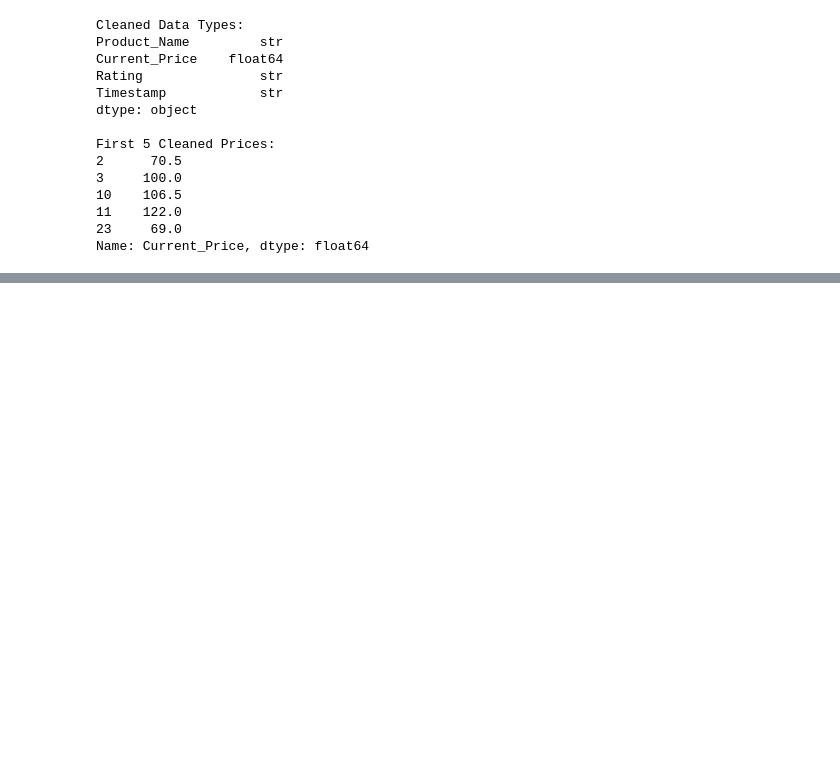
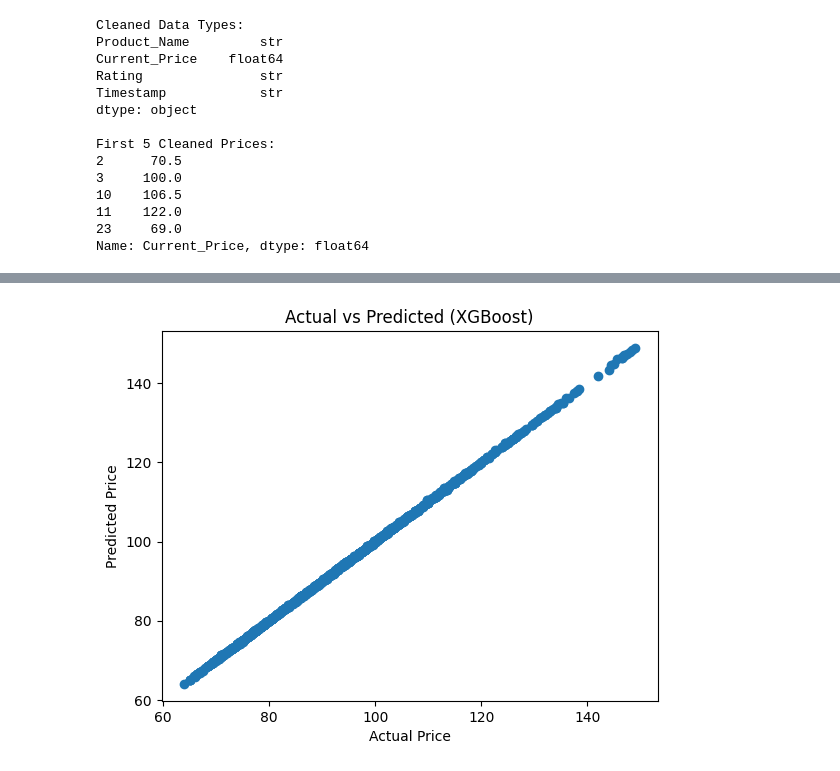
Before and after one commit to saikatgayen/DynamicPricing_InventoryForcasting_system, a Jupyter notebook: notebook/notebook.ipynb, the cells around one changed output, grey strips where cells are left out. Cells and saved outputs as stored; diff of their text form; code cells hidden in the pictures; blank space fills up the shorter version.

Commit message:
I have checked the Champion and Challanger model and the MODEL: XGBoost won.

```diff
--- a/notebook/notebook.ipynb
+++ b/notebook/notebook.ipynb
@@ -305,0 +376,9 @@ Name: Current_Price, dtype: float64
+# %%
+from sklearn.model_selection import train_test_split
+
+X = Data_raw[features]
+y = Data_raw[target]
+
+X_train, X_test, y_train, y_test = train_test_split(
+    X, y, test_size=0.2, random_state=42
+)
@@ -305,0 +387,11 @@ Name: Current_Price, dtype: float64
+# %%
+from sklearn.ensemble import RandomForestRegressor
+
+rf = RandomForestRegressor(
+    n_estimators=100,
+    random_state=42
+)
+
+rf.fit(X_train, y_train)
+
+rf_preds = rf.predict(X_test)
@@ -305,0 +413,12 @@ Name: Current_Price, dtype: float64
+# %%
+from xgboost import XGBRegressor
+
+xgb = XGBRegressor(
+    n_estimators=100,
+    learning_rate=0.1,
+    random_state=42
+)
+
+xgb.fit(X_train, y_train)
+
+xgb_preds = xgb.predict(X_test)
@@ -305,0 +480,10 @@ Name: Current_Price, dtype: float64
+# %%
+import matplotlib.pyplot as plt
+
+plt.scatter(y_test, xgb_preds)
+plt.xlabel("Actual Price")
+plt.ylabel("Predicted Price")
+plt.title("Actual vs Predicted (XGBoost)")
+plt.show()
+# %% [output]
+[figure, added]
```
Also changed, not shown: parts of 17 cells of this notebook.
